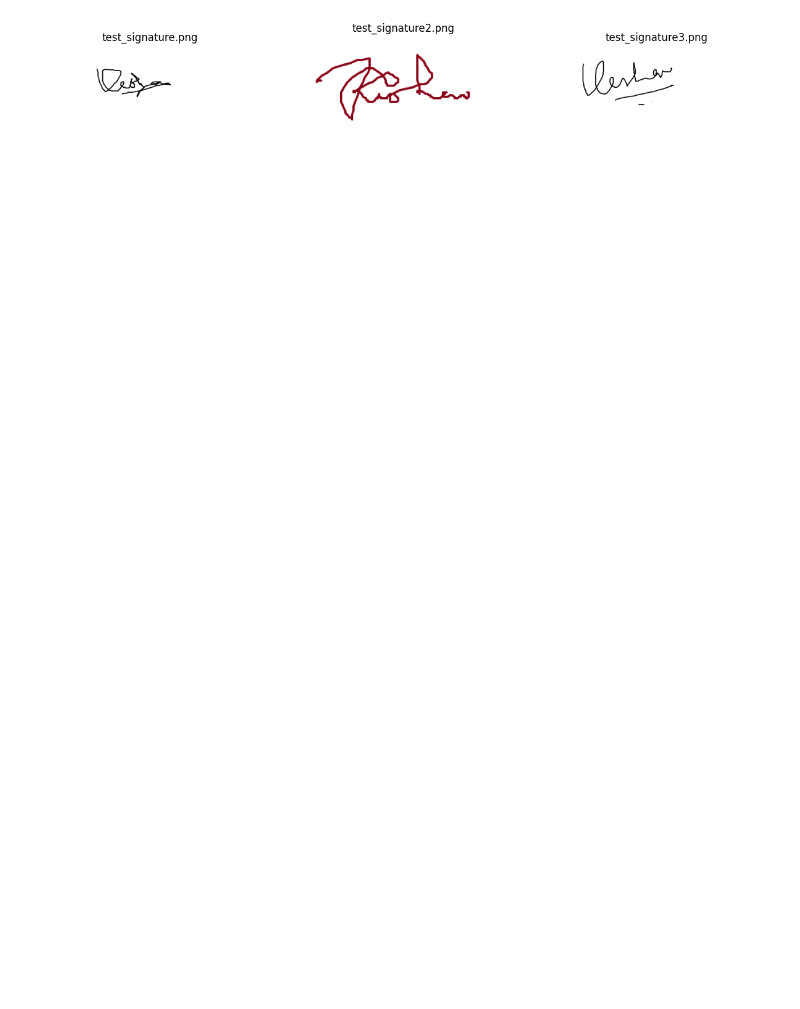
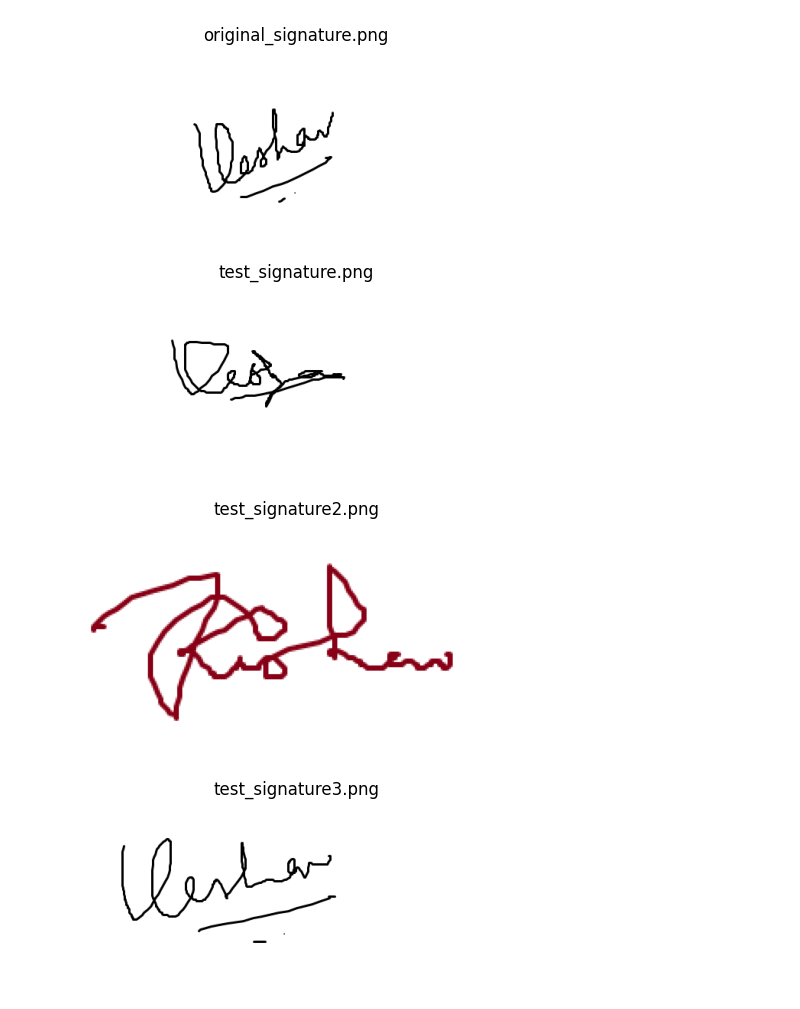
Before and after one commit to keshavvprabhu/machine_learning, a Jupyter notebook: SignatureVerification.ipynb, the cells around one changed output. Saved outputs shown, nothing was run; the diff lists cells and outputs as text; code cells hidden in the pictures; blank space fills up the shorter version.

```diff
--- a/SignatureVerification.ipynb
+++ b/SignatureVerification.ipynb
@@ -1,41 +1,29 @@
 # %% [markdown]
 <a href="https://colab.research.google.com/github/keshavvprabhu/machine_learning/blob/main/SignatureVerification.ipynb" target="_parent"><img src="https://colab.research.google.com/assets/colab-badge.svg" alt="Open In Colab"/></a>
-# %%
-# prompt: show the two uploaded impages test_signature.png and test_signature2.png, test_signature3.png
-
-import matplotlib.pyplot as plt
-import matplotlib.image as mpimg
-
-# Assuming the images are in the current working directory
-try:
-  img1 = mpimg.imread('test_signature.png')
-  img2 = mpimg.imread('test_signature2.png')
-  img3 = mpimg.imread('test_signature3.png')
-
-  # Create a figure and axes for the subplots
-  fig, axes = plt.subplots(1, 3, figsize=(15, 5))  # 1 row, 3 columns
-
-  # Display each image
-  axes[0].imshow(img1)
-  axes[0].set_title('test_signature.png')
-  axes[0].axis('off') # Hide the axes
-
-  axes[1].imshow(img2)
-  axes[1].set_title('test_signature2.png')
-  axes[1].axis('off')
-
-  axes[2].imshow(img3)
-  axes[2].set_title('test_signature3.png')
-  axes[2].axis('off')
-
-
-  plt.show()
-except FileNotFoundError:
-  print("One or more image files not found. Please upload them to the current directory.")
-except Exception as e:
-  print(f"An error occurred: {e}")
-# %% [output]
-[figure, removed]
+# %%
+# prompt: show the two uploaded impages  original_signature.png, test_signature.png, test_signature2.png, test_signature3.png
+
+import matplotlib.pyplot as plt
+import matplotlib.image as mpimg
+
+images = ['original_signature.png', 'test_signature.png', 'test_signature2.png', 'test_signature3.png']
+
+# Check if images exist before attempting to display
+for image in images:
+  try:
+    img = mpimg.imread(image)
+    plt.figure()
+    plt.imshow(img)
+    plt.title(image)
+    plt.axis('off')  # Hide axis ticks and labels
+    plt.show()
+  except FileNotFoundError:
+    print(f"Image '{image}' not found.")
+# %% [output]
+[figure, added]
+[figure, added]
+[figure, added]
+[figure, added]
 # %%
 # prompt: Write a program that takes two signature images, preprocesses them and then compares the original and identifies the fake or forged signature and gives a confidence percentage. The below code gives me > 100% confidence which is incorrect. This confidence percentage is still a little too much on the higher side. It seems to be overfitting. Can you tweak the confidence percentage to make it better
 # the match percentage is skewed and does not represent correctness.
```
Also changed, not shown: parts of 6 cells of this notebook.
